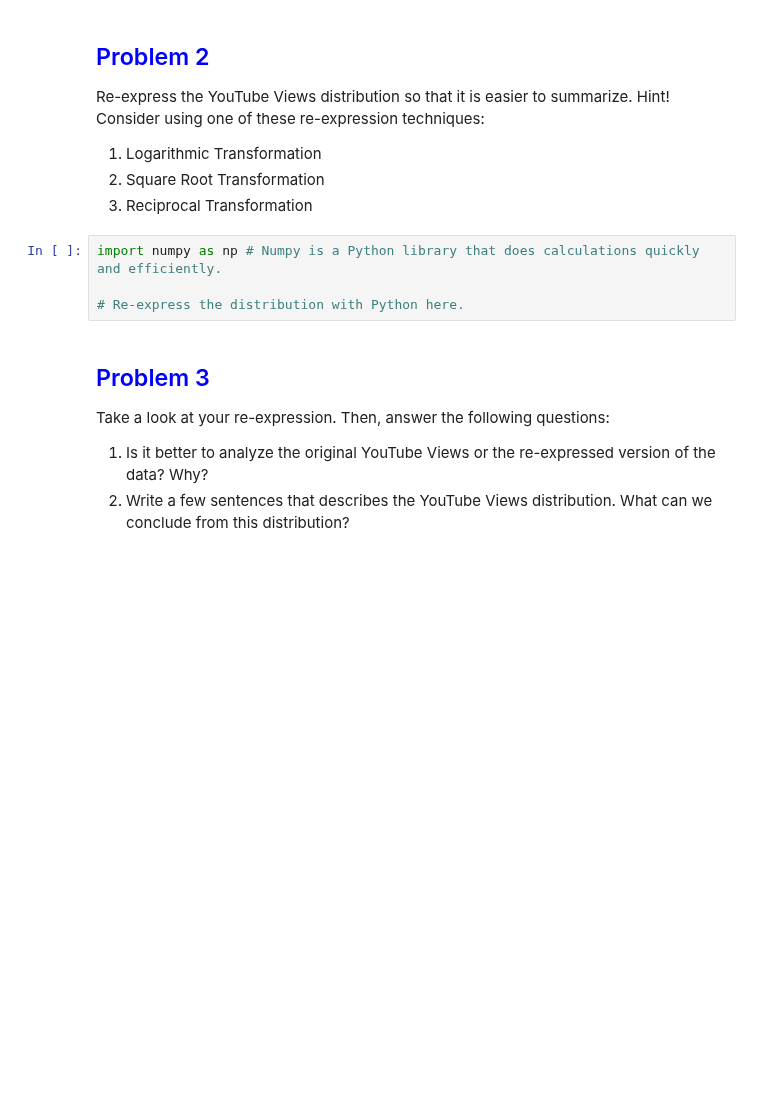
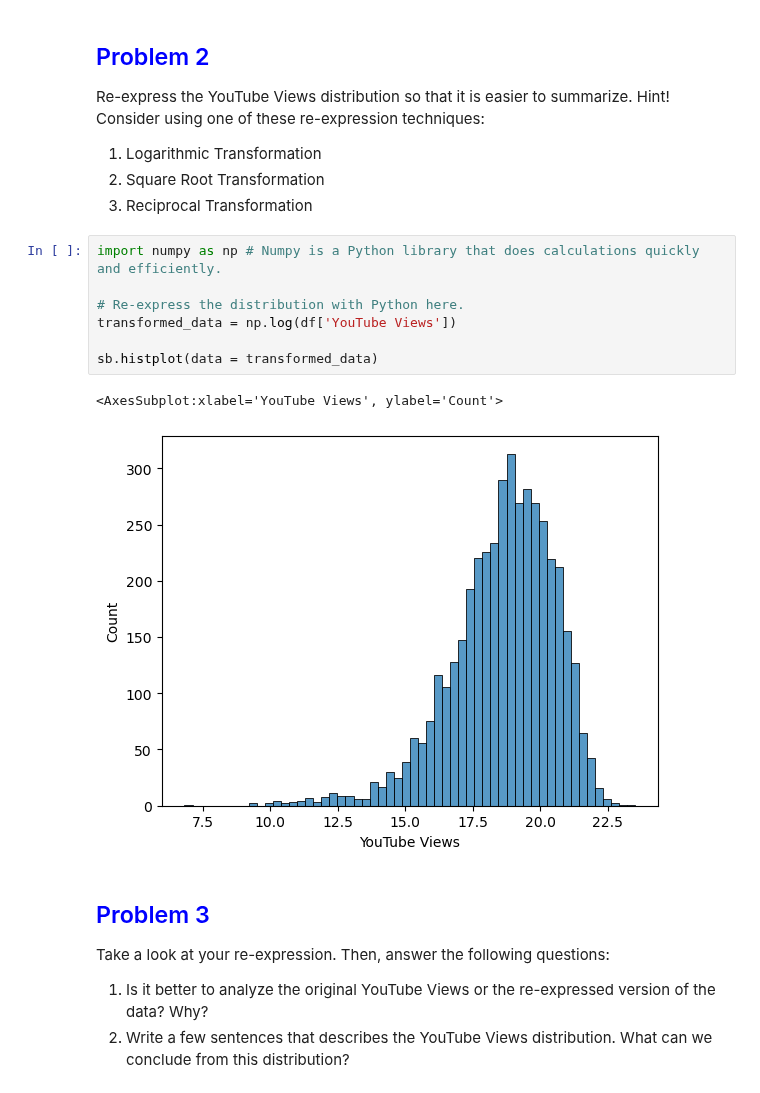
Before and after one commit to ReverseRasterization/AI, a Jupyter notebook: Semester 1/Problem Set/Problem Set - Transforming Data.ipynb, the cells around one changed output. Cells and saved outputs as stored; diff of their text form; blank space fills up the shorter version.

```diff
--- a/Semester 1/Problem Set/Problem Set - Transforming Data.ipynb
+++ b/Semester 1/Problem Set/Problem Set - Transforming Data.ipynb
@@ -44,7 +58,13 @@ Hint! Consider using one of these re-expression techniques:
 # %%
 import numpy as np # Numpy is a Python library that does calculations quickly and efficiently.
 
 # Re-express the distribution with Python here.
+transformed_data = np.log(df['YouTube Views'])
+
+sb.histplot(data = transformed_data)
+# %% [output]
+<AxesSubplot:xlabel='YouTube Views', ylabel='Count'>
+[figure, added]
 # %% [markdown]
 ## <span style="color:blue">Problem 3</span>
 Take a look at your re-expression. Then, answer the following questions:
```
Also changed, not shown: parts of 13 cells of this notebook, 2 other files.
